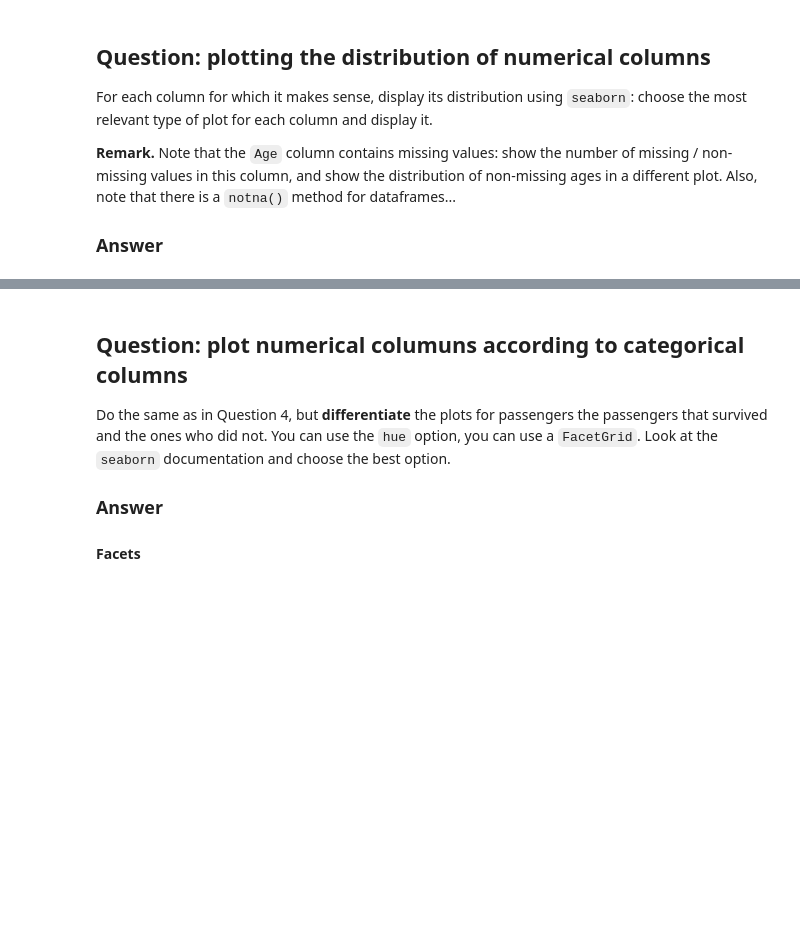
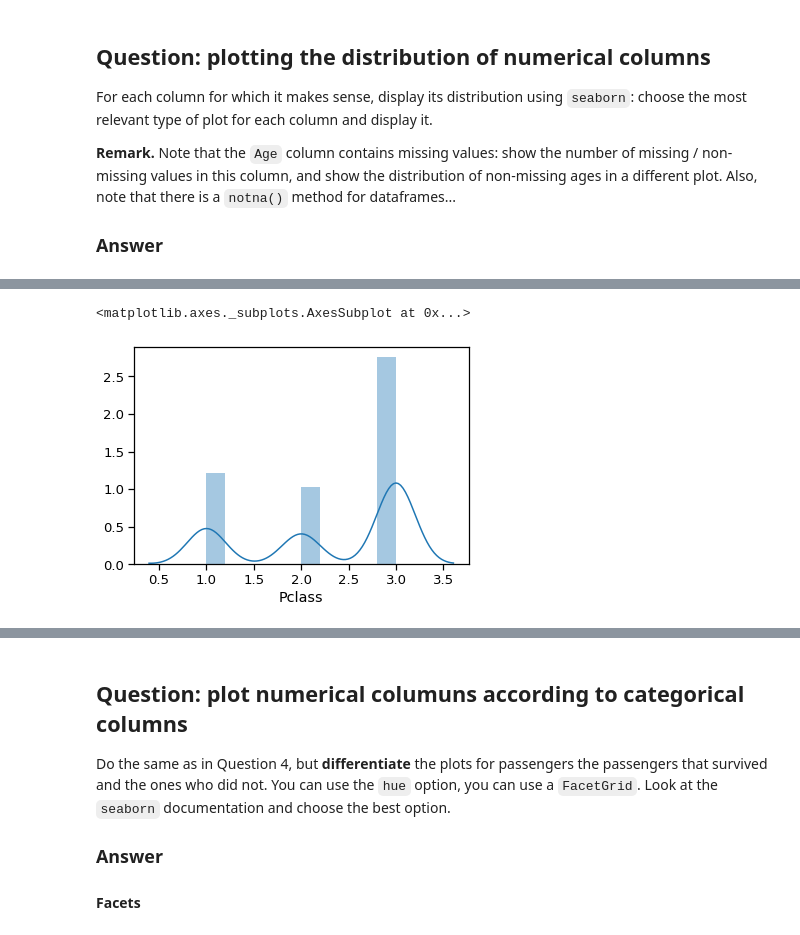
Before and after one commit to anis45/TechBigDataHomeWork, a Jupyter notebook: homework01.ipynb, the cells around one changed output, grey strips where cells are left out. Saved outputs shown, nothing was run; the diff lists cells and outputs as text; code cells hidden in the pictures; blank space fills up the shorter version.

```diff
--- a/homework01.ipynb
+++ b/homework01.ipynb
@@ -289,3 +294,11 @@ categorical columns (a column with a small number of modalities)
 should have the `category` type.
 
 ### Answer
+# %%
+df = pd.read_csv('train.csv')
+
+for col in df.columns:
+    if df[col].nunique() < 5:
+        df[col] = df[col].astype('category')
+
+df.info('memory-usage')
@@ -346,0 +391,15 @@ column with bins  `[0,17], (17, 40], (40, 60], (60, 100]`
+# %%
+def categorie_by_age(age):
+    if (age == np.nan):
+        return np.nan
+    elif (age < 18):
+        return "moins 18"
+    elif (age < 41):
+        return "18-40"
+    elif (age < 61):
+        return "41-60"
+    else:
+        return "plus 60"
+
+df['Tranche'] = df['Age'].map(categorie_by_age)
+df.head()
@@ -392,0 +444,5 @@ dtype: object
+# %%
+sns.distplot(df.Pclass)
+# %% [output]
+<matplotlib.axes._subplots.AxesSubplot at 0x...>
+[figure, added]
```
Also changed, not shown: parts of 12 cells of this notebook.
